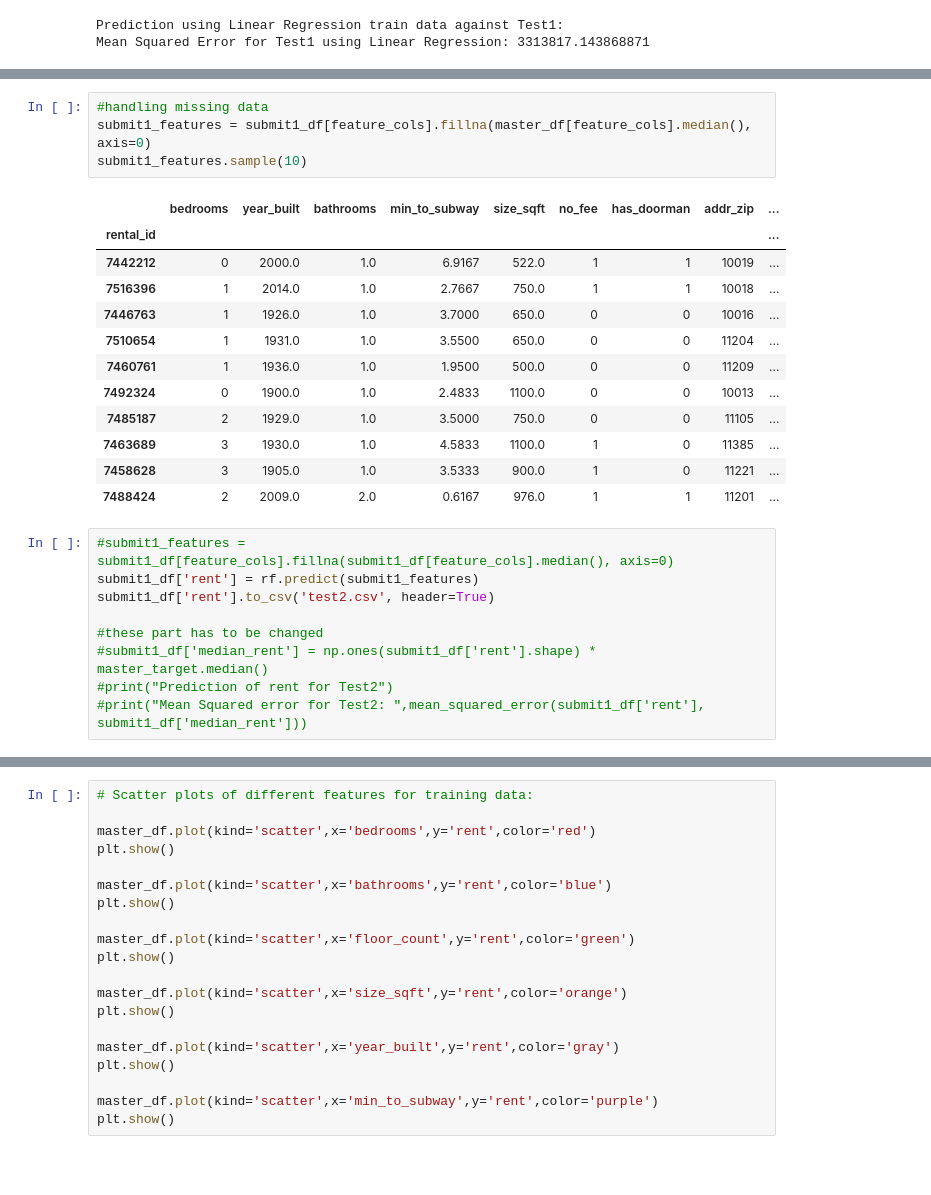
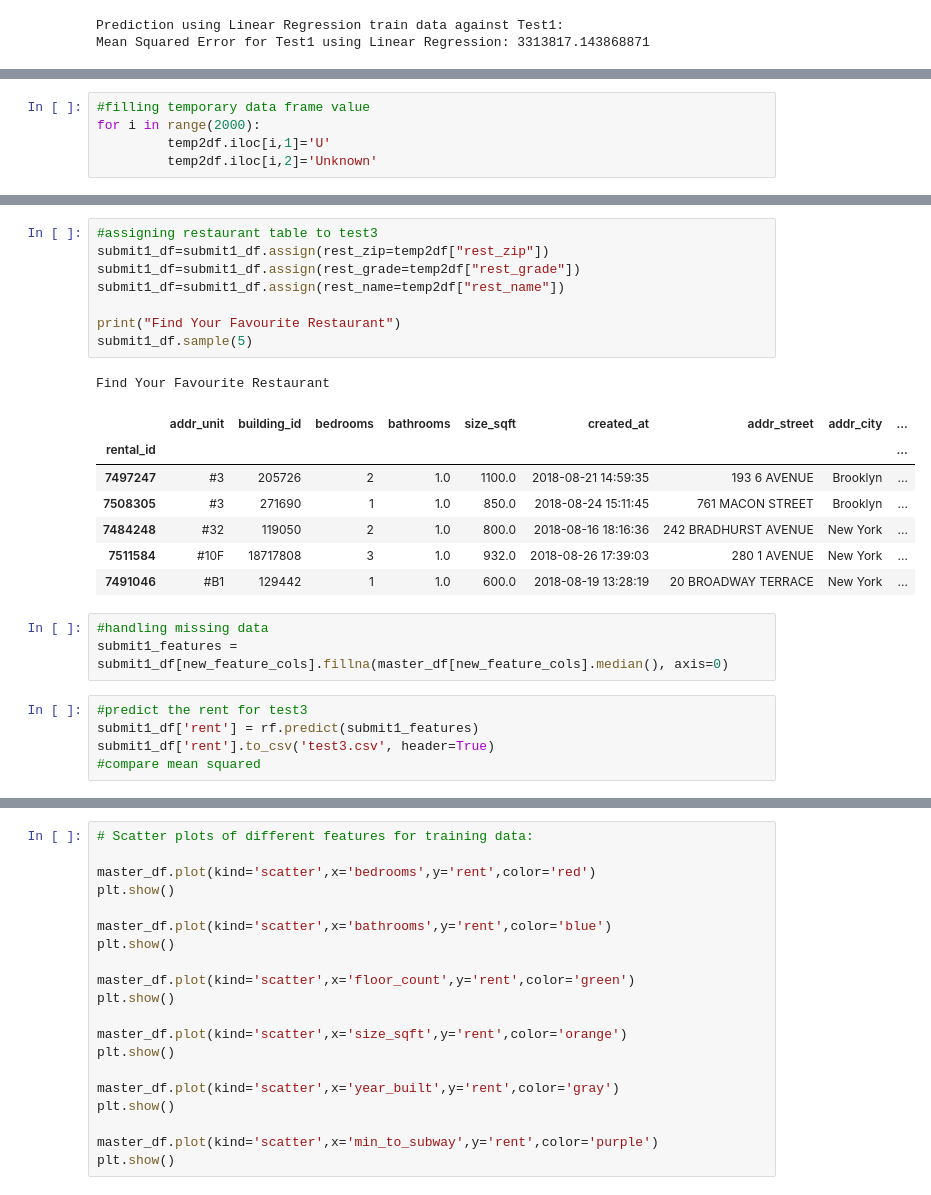
Before and after one commit to hislam000/CSC-599.70-Course-Project, a Jupyter notebook: Final_Project.ipynb, the cells around one changed output, grey strips where cells are left out. Cells and saved outputs as stored; diff of their text form; blank space fills up the shorter version.

```diff
--- a/Final_Project.ipynb
+++ b/Final_Project.ipynb
@@ -104,0 +195,5 @@ RandomForestRegressor(bootstrap=True, criterion='mse', max_depth=None,
+# %%
+#filling temporary data frame value
+for i in range(2000):
+         temp2df.iloc[i,1]='U'
+         temp2df.iloc[i,2]='Unknown'
@@ -105,29 +229,28 @@ RandomForestRegressor(bootstrap=True, criterion='mse', max_depth=None,
+# %%
+#assigning restaurant table to test3
+submit1_df=submit1_df.assign(rest_zip=temp2df["rest_zip"])
+submit1_df=submit1_df.assign(rest_grade=temp2df["rest_grade"])
+submit1_df=submit1_df.assign(rest_name=temp2df["rest_name"])
+
+print("Find Your Favourite Restaurant")
+submit1_df.sample(5)
+# %% [output]
+Find Your Favourite Restaurant
+|  | addr_unit | building_id | bedrooms | bathrooms | size_sqft | created_at | addr_street | addr_city | ... |
+| rental_id |  |  |  |  |  |  |  |  | ... |
+| 7497247 | #3 | 205726 | 2 | 1.0 | 1100.0 | 2018-08-21 14:59:35 | 193 6 AVENUE | Brooklyn | ... |
+| 7508305 | #3 | 271690 | 1 | 1.0 | 850.0 | 2018-08-24 15:11:45 | 761 MACON STREET | Brooklyn | ... |
+| 7484248 | #32 | 119050 | 2 | 1.0 | 800.0 | 2018-08-16 18:16:36 | 242 BRADHURST AVENUE | New York | ... |
+| 7511584 | #10F | 18717808 | 3 | 1.0 | 932.0 | 2018-08-26 17:39:03 | 280 1 AVENUE | New York | ... |
+| 7491046 | #B1 | 129442 | 1 | 1.0 | 600.0 | 2018-08-19 13:28:19 | 20 BROADWAY TERRACE | New York | ... |
 # %%
 #handling missing data
-submit1_features = submit1_df[feature_cols].fillna(master_df[feature_cols].median(), axis=0)
-submit1_features.sample(10)
+submit1_features = submit1_df[new_feature_cols].fillna(master_df[new_feature_cols].median(), axis=0)
-# %% [output]
-|  | bedrooms | year_built | bathrooms | min_to_subway | size_sqft | no_fee | has_doorman | addr_zip | ... |
-| rental_id |  |  |  |  |  |  |  |  | ... |
-| 7442212 | 0 | 2000.0 | 1.0 | 6.9167 | 522.0 | 1 | 1 | 10019 | ... |
-| 7516396 | 1 | 2014.0 | 1.0 | 2.7667 | 750.0 | 1 | 1 | 10018 | ... |
-| 7446763 | 1 | 1926.0 | 1.0 | 3.7000 | 650.0 | 0 | 0 | 10016 | ... |
-| 7510654 | 1 | 1931.0 | 1.0 | 3.5500 | 650.0 | 0 | 0 | 11204 | ... |
-| 7460761 | 1 | 1936.0 | 1.0 | 1.9500 | 500.0 | 0 | 0 | 11209 | ... |
-| 7492324 | 0 | 1900.0 | 1.0 | 2.4833 | 1100.0 | 0 | 0 | 10013 | ... |
-| 7485187 | 2 | 1929.0 | 1.0 | 3.5000 | 750.0 | 0 | 0 | 11105 | ... |
-| 7463689 | 3 | 1930.0 | 1.0 | 4.5833 | 1100.0 | 1 | 0 | 11385 | ... |
-| 7458628 | 3 | 1905.0 | 1.0 | 3.5333 | 900.0 | 1 | 0 | 11221 | ... |
-| 7488424 | 2 | 2009.0 | 2.0 | 0.6167 | 976.0 | 1 | 1 | 11201 | ... |
-# %%
-#submit1_features = submit1_df[feature_cols].fillna(submit1_df[feature_cols].median(), axis=0)
-submit1_df['rent'] = rf.predict(submit1_features)
-submit1_df['rent'].to_csv('test2.csv', header=True)
-
-#these part has to be changed
-#submit1_df['median_rent'] = np.ones(submit1_df['rent'].shape) * master_target.median()
-#print("Prediction of rent for Test2")
-#print("Mean Squared error for Test2: ",mean_squared_error(submit1_df['rent'], submit1_df['median_rent']))
+# %%
+#predict the rent for test3
+submit1_df['rent'] = rf.predict(submit1_features)
+submit1_df['rent'].to_csv('test3.csv', header=True)
+#compare mean squared
 # %%
 submit1_df['rent'].sample(10)
 # %% [output]
```
Also changed, not shown: parts of 19 cells of this notebook.
